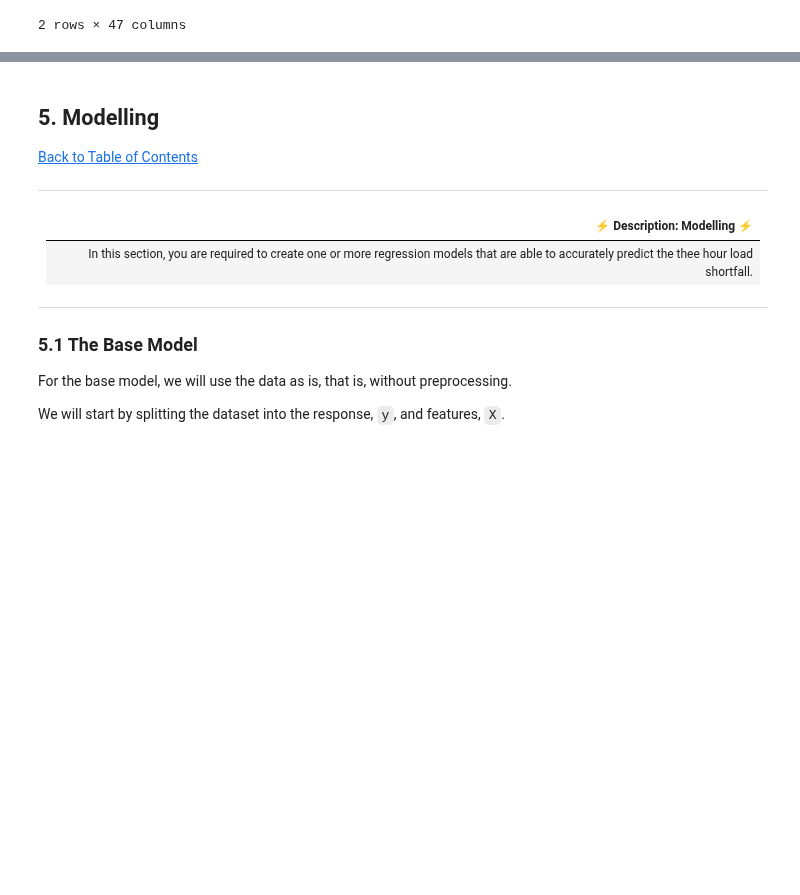
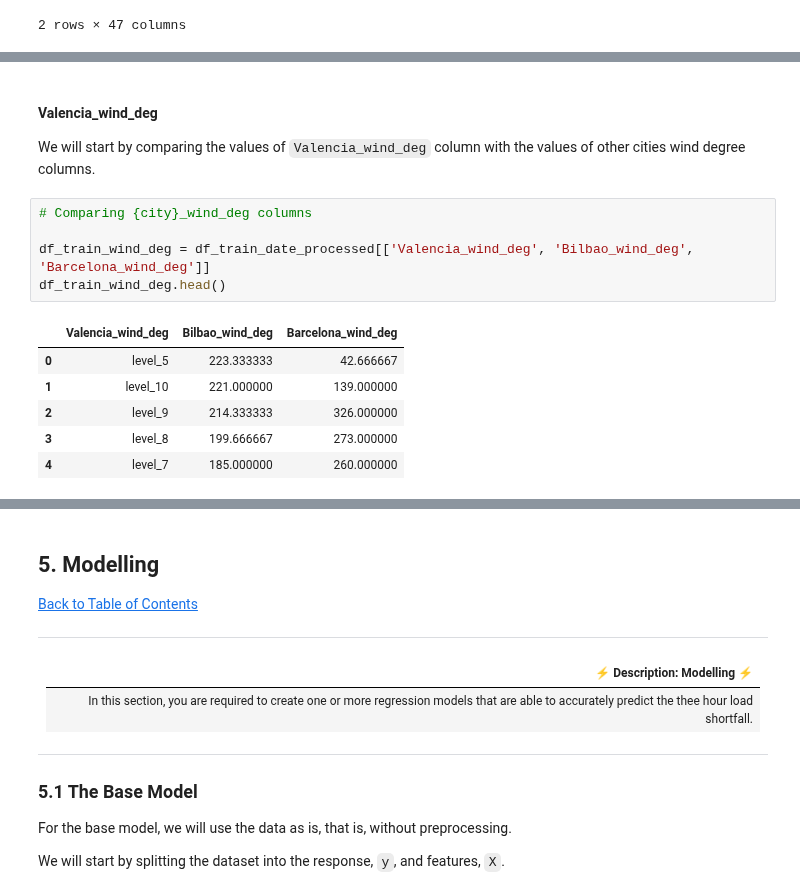
Before and after one commit to Kendo-Shin/Advanced_Regression_Predict-Team-2, a Jupyter notebook: martha-notebook.ipynb, the cells around one changed output, grey strips where cells are left out. Drawn from its saved outputs; the diff is of its cells as text; blank space fills up the shorter version.

```diff
--- a/martha-notebook.ipynb
+++ b/martha-notebook.ipynb
@@ -359,0 +383,16 @@ def process_date(input_df):
+# %% [markdown]
+#### Valencia_wind_deg
+
+We will start by comparing the values of `Valencia_wind_deg` column with the values of other cities wind degree columns.
+# %%
+# Comparing {city}_wind_deg columns
+
+df_train_wind_deg = df_train_date_processed[['Valencia_wind_deg', 'Bilbao_wind_deg', 'Barcelona_wind_deg']]
+df_train_wind_deg.head()
+# %% [output]
+|  | Valencia_wind_deg | Bilbao_wind_deg | Barcelona_wind_deg |
+| 0 | level_5 | 223.333333 | 42.666667 |
+| 1 | level_10 | 221.000000 | 139.000000 |
+| 2 | level_9 | 214.333333 | 326.000000 |
+| 3 | level_8 | 199.666667 | 273.000000 |
+| 4 | level_7 | 185.000000 | 260.000000 |
```
Also changed, not shown: parts of 32 cells of this notebook.
